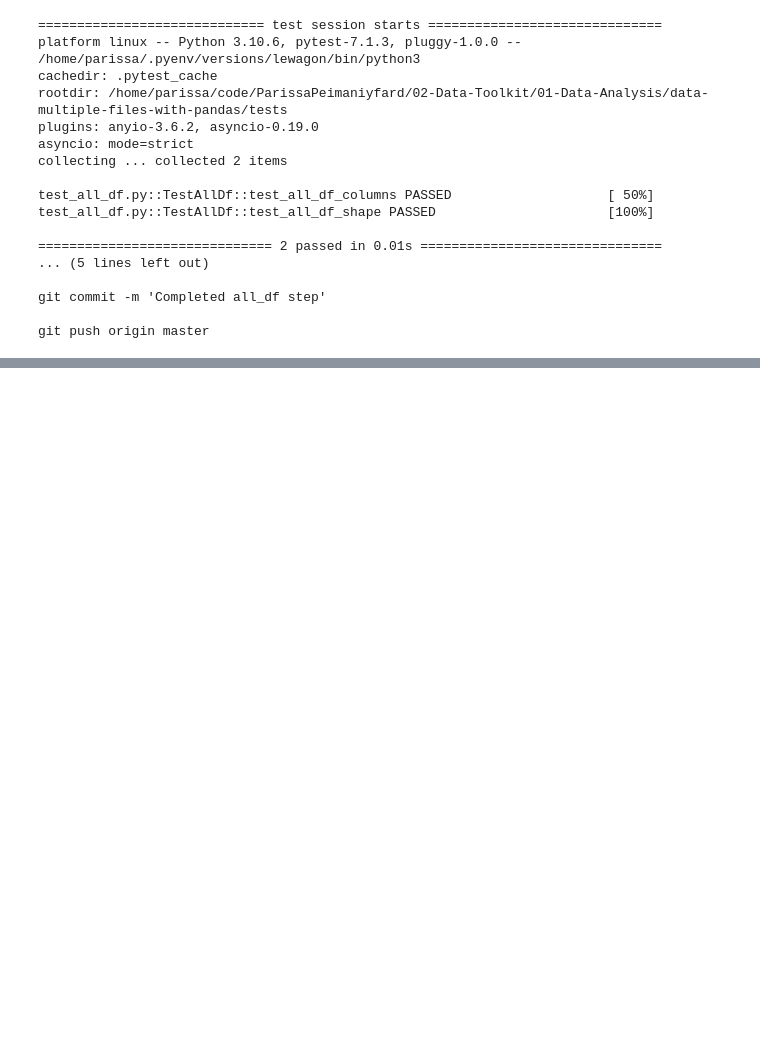
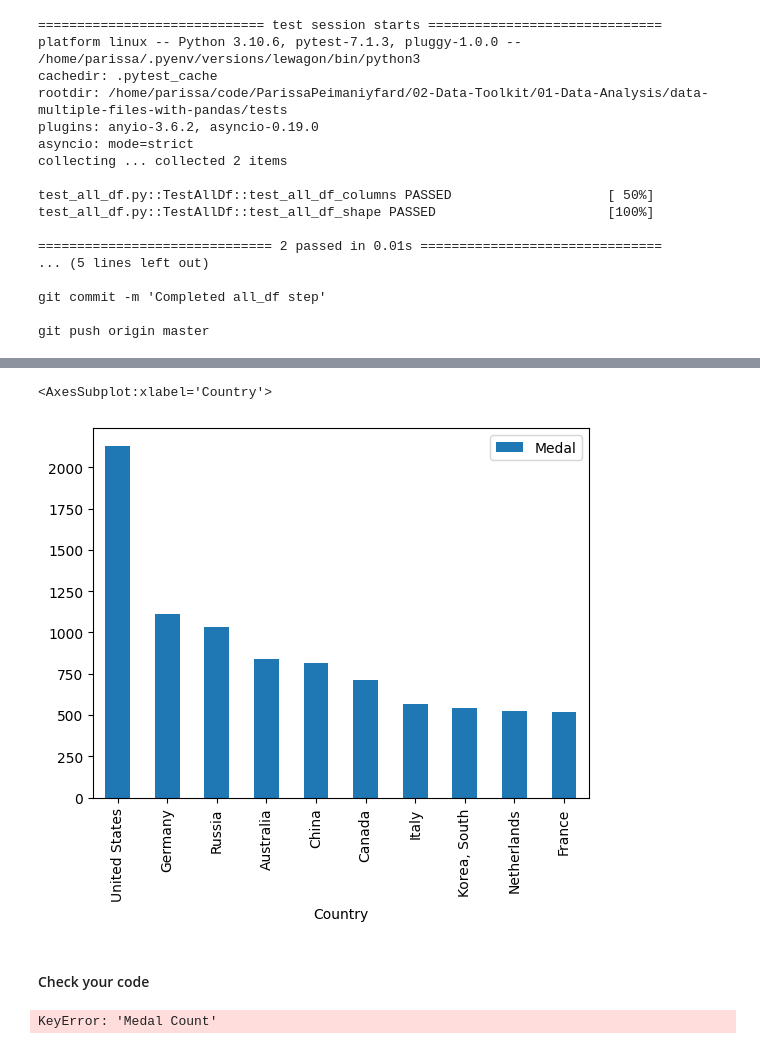
Before and after one commit to ParissaPeimaniyfard/data-multiple-files-with-pandas, a Jupyter notebook: multiple_files.ipynb, the cells around one changed output, grey strips where cells are left out. Cells and saved outputs as stored; diff of their text form; code cells hidden in the pictures; blank space fills up the shorter version.

Commit message:
Completed olympic_games step

```diff
--- a/multiple_files.ipynb
+++ b/multiple_files.ipynb
@@ -402,0 +400,8 @@ git push origin master
+# %%
+condition = all_df['Year'] >= 1984
+filtyear_all_df= all_df[condition]
+# %%
+top_df = filtyear_all_df.groupby('Country')[['Medal']].count().sort_values('Medal', ascending=False)
+
+top_10_df= top_df.head(10)
+top_10_df
@@ -402,0 +421,19 @@ git push origin master
+# %%
+top_10_df.plot(kind='bar')
+# %% [output]
+<AxesSubplot:xlabel='Country'>
+[figure, added]
+# %% [markdown]
+#### Check your code
+# %%
+from nbresult import ChallengeResult
+
+result = ChallengeResult('olympic_games',
+    top_country_1=top_10_df.iloc[0]['Medal Count'],
+    top_country_10=top_10_df.iloc[9]['Medal Count']
+)
+result.write()
+
+print(result.check())
+# %% [output]
+KeyError: 'Medal Count'
```
Also changed, not shown: parts of 6 cells of this notebook, 2 other files.
